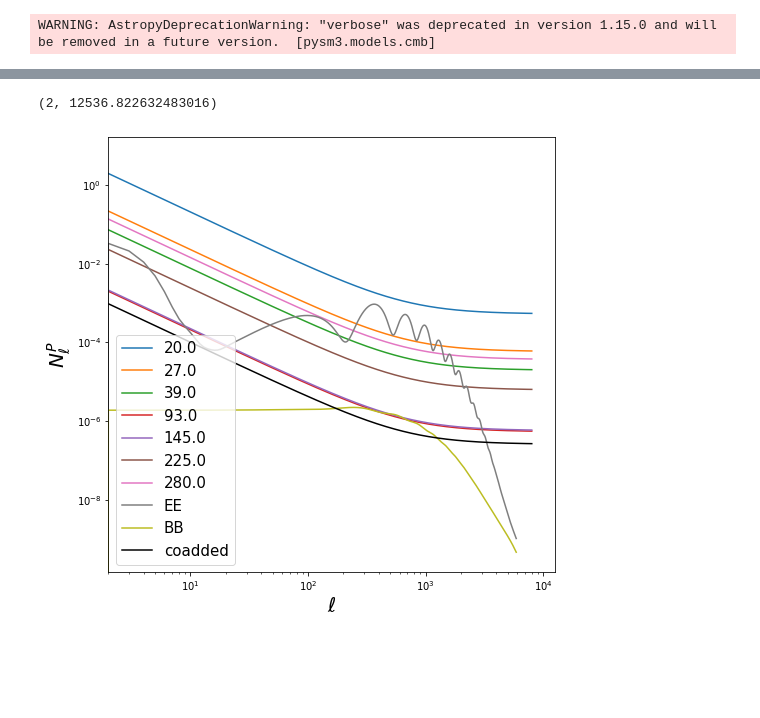
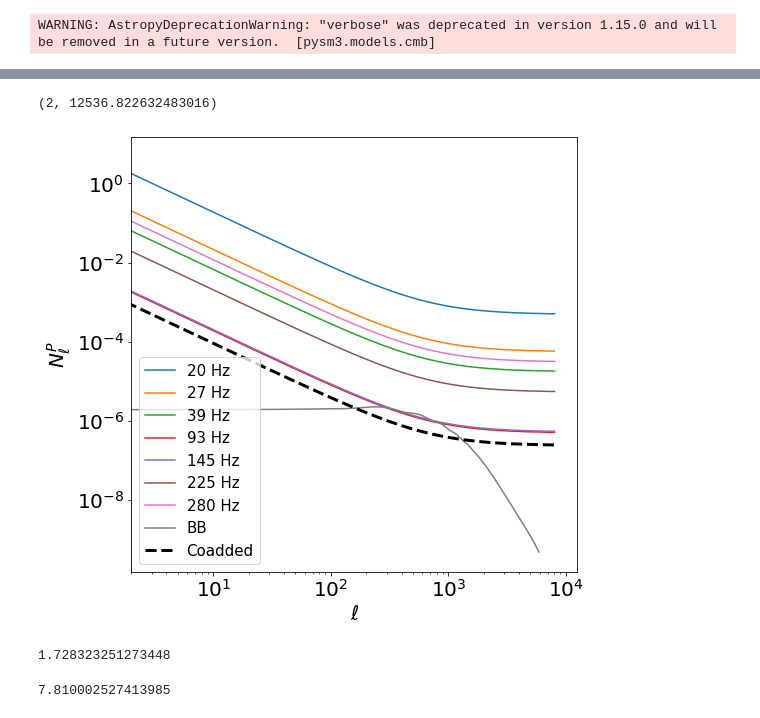
Before and after one commit to antolonappan/cmbs4_noise, a Jupyter notebook: noise_V0.ipynb, the cells around one changed output, grey strips where cells are left out. Cells and saved outputs as stored; diff of their text form; code cells hidden in the pictures; blank space fills up the shorter version.

```diff
--- a/noise_V0.ipynb
+++ b/noise_V0.ipynb
@@ -10,12 +10,12 @@ from misc import camb_clfile
 # %%
 cl_len = camb_clfile("/global/cscratch1/sd/lonappan/S4BIRD/CAMB/BBSims_lensed_dls.dat")
 # %%
-NSIDE=1024
+NSIDE=128
 sky = pysm3.Sky(nside=NSIDE, preset_strings=["c1"])
 # %% [output]
 WARNING: AstropyDeprecationWarning: "verbose" was deprecated in version 1.15.0 and will be removed in a future version.  [pysm3.models.cmb]
 # %%
-noise = S4_LAT()
+noise = S4_LAT(el=50,ellmax=8000)
 Nl_T= noise.noise_curves_T()
 Nl_P= noise.noise_curves_P()
 # %%
@@ -47,10 +44,0 @@ Tw = ilc_weights(Tmaps_list)
-# %%
-plt.figure(figsize=(8,8))
-for idx in range(len(bands)):
-    plt.loglog(noise.ell,Nl_T[idx],label=f"{bands[idx]}")
-plt.loglog(np.arange(len(cl_len['tt'])),cl_len['tt'],label='TT')
-plt.loglog(noise.ell,nl_coadd(Nl_T,Tw),c='k',label="coadded")
-plt.legend(fontsize=15)
-plt.xlabel("$\ell$",fontsize=20)
-plt.ylabel("$N_\ell^T$",fontsize=20)
-plt.xlim(2,None)
@@ -67,0 +47,12 @@ for idx in range(len(bands)):
+# %%
+plt.figure(figsize=(8,8))
+for idx in range(len(bands)):
+        plt.loglog(noise.ell,Nl_T[idx],label=f"{int(bands[idx])} Hz")
+plt.loglog(np.arange(len(cl_len['tt'])),cl_len['tt'],label='TT')
+plt.loglog(noise.ell,nl_coadd(Nl_T,Tw),c='k',lw=3,ls='--',label="Coadded")
+plt.legend(fontsize=15)
+plt.xlabel("$\ell$",fontsize=20)
+plt.ylabel("$N_\ell^T$",fontsize=20)
+plt.xticks(fontsize=20)
+plt.yticks(fontsize=20)
+plt.xlim(2,None)
@@ -70,14 +72,16 @@ Pw = ilc_weights(Pmaps_list)
 # %%
 plt.figure(figsize=(8,8))
 for idx in range(len(bands)):
-    plt.loglog(noise.ell,Nl_P[idx],label=f"{bands[idx]}")
-plt.loglog(np.arange(len(cl_len['bb'])),cl_len['ee'],label='EE')
+    plt.loglog(noise.ell,Nl_P[idx],label=f"{int(bands[idx])} Hz")
+#plt.loglog(np.arange(len(cl_len['bb'])),cl_len['ee'],label='EE')
 plt.loglog(np.arange(len(cl_len['bb'])),cl_len['bb'],label='BB')
-plt.loglog(noise.ell,nl_coadd(Nl_P,Pw),c='k',label="coadded")
+plt.loglog(noise.ell,nl_coadd(Nl_P,Pw),c='k',lw=3,ls='--',label="Coadded")
 plt.legend(fontsize=15)
 plt.xlabel("$\ell$",fontsize=20)
 plt.ylabel("$N_\ell^P$",fontsize=20)
+plt.xticks(fontsize=20)
+plt.yticks(fontsize=20)
 plt.xlim(2,None)
 # %% [output]
 (2, 12536.822632483016)
-[figure, old version]
+[figure, new version]
@@ -83,0 +91,4 @@ plt.xlim(2,None)
+# %%
+np.degrees(np.sqrt(np.mean(noise_P[el[el>3000]])))*60
+# %% [output]
+1.728323251273448
@@ -83,0 +97,4 @@ plt.xlim(2,None)
+# %%
+np.degrees(np.sqrt(np.mean(noise_T[el[el>3000]])))*60
+# %% [output]
+7.810002527413985
```
Also changed, not shown: parts of 9 cells of this notebook, 3 other files.
